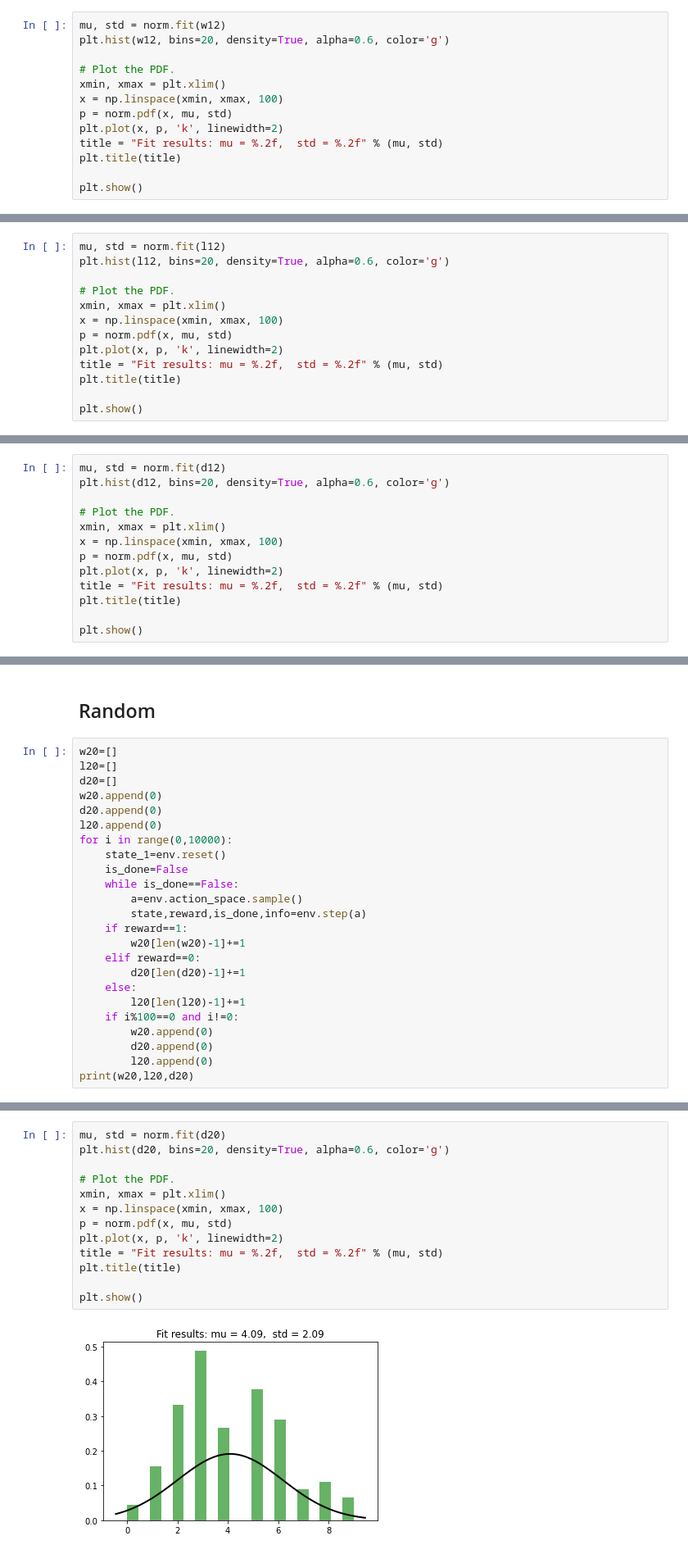
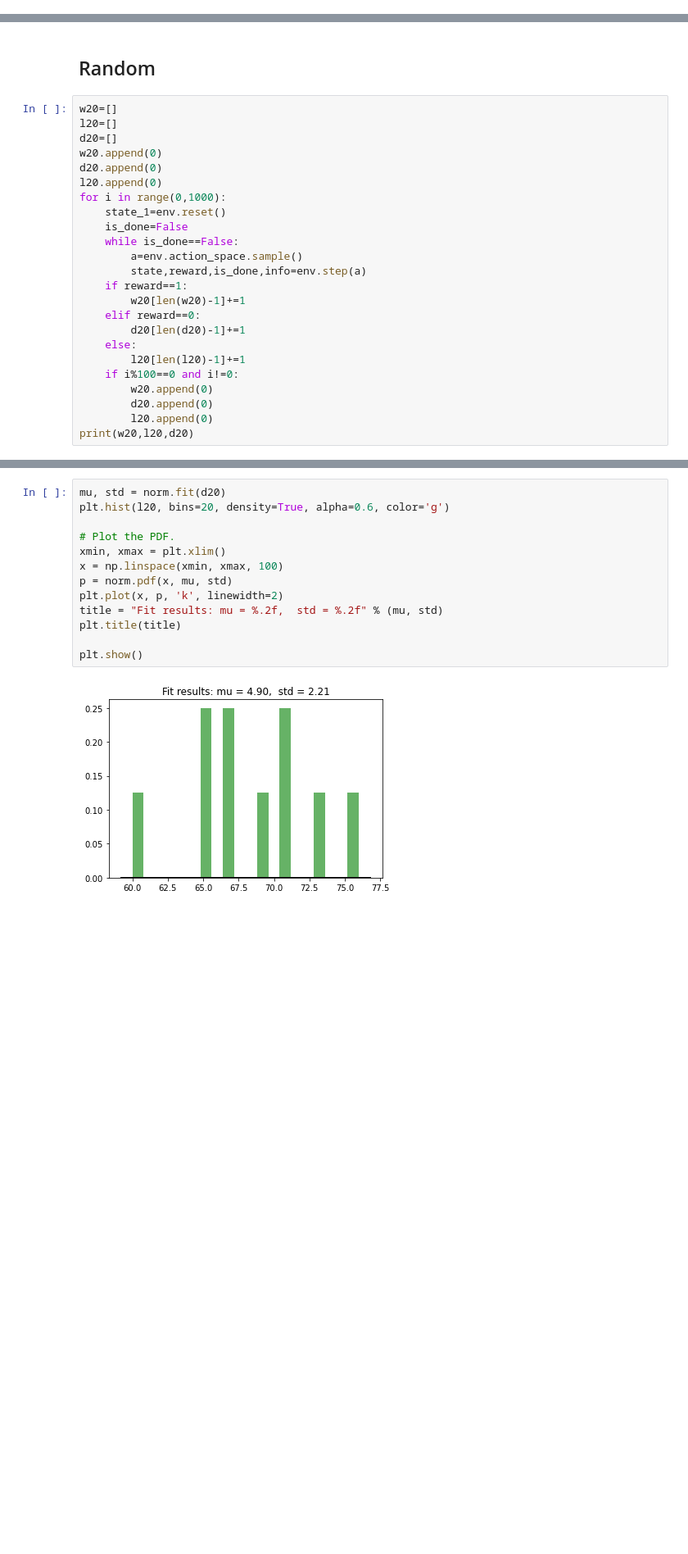
Before and after one commit to Preet24/Blackjack, a Jupyter notebook: SCC462Project.ipynb, the cells around one changed output, grey strips where cells are left out. Shown at 82% size. Cells and saved outputs as stored; diff of their text form; blank space fills up the shorter version.

```diff
--- a/SCC462Project.ipynb
+++ b/SCC462Project.ipynb
@@ -1781,13 +2818,0 @@ print(w12,l12,d12)
-# %%
-mu, std = norm.fit(w12)
-plt.hist(w12, bins=20, density=True, alpha=0.6, color='g')
-
-# Plot the PDF.
-xmin, xmax = plt.xlim()
-x = np.linspace(xmin, xmax, 100)
-p = norm.pdf(x, mu, std)
-plt.plot(x, p, 'k', linewidth=2)
-title = "Fit results: mu = %.2f,  std = %.2f" % (mu, std)
-plt.title(title)
-
-plt.show()
@@ -1796,13 +2818,0 @@ plt.show()
-# %%
-mu, std = norm.fit(l12)
-plt.hist(l12, bins=20, density=True, alpha=0.6, color='g')
-
-# Plot the PDF.
-xmin, xmax = plt.xlim()
-x = np.linspace(xmin, xmax, 100)
-p = norm.pdf(x, mu, std)
-plt.plot(x, p, 'k', linewidth=2)
-title = "Fit results: mu = %.2f,  std = %.2f" % (mu, std)
-plt.title(title)
-
-plt.show()
@@ -1811,13 +2818,0 @@ plt.show()
-# %%
-mu, std = norm.fit(d12)
-plt.hist(d12, bins=20, density=True, alpha=0.6, color='g')
-
-# Plot the PDF.
-xmin, xmax = plt.xlim()
-x = np.linspace(xmin, xmax, 100)
-p = norm.pdf(x, mu, std)
-plt.plot(x, p, 'k', linewidth=2)
-title = "Fit results: mu = %.2f,  std = %.2f" % (mu, std)
-plt.title(title)
-
-plt.show()
@@ -1836,7 +2948,7 @@ d20=[]
 w20.append(0)
 d20.append(0)
 l20.append(0)
-for i in range(0,10000):
+for i in range(0,1000):
     state_1=env.reset()
     is_done=False
     while is_done==False:
@@ -1898,15 +3010,15 @@ plt.show()
 # %%
 mu, std = norm.fit(d20)
-plt.hist(d20, bins=20, density=True, alpha=0.6, color='g')
+plt.hist(l20, bins=20, density=True, alpha=0.6, color='g')
 
 # Plot the PDF.
 xmin, xmax = plt.xlim()
 x = np.linspace(xmin, xmax, 100)
 p = norm.pdf(x, mu, std)
 plt.plot(x, p, 'k', linewidth=2)
 title = "Fit results: mu = %.2f,  std = %.2f" % (mu, std)
 plt.title(title)
 
 plt.show()
 # %% [output]
-[figure, old version]
+[figure, new version]
```
Also changed, not shown: parts of 163 cells of this notebook.
